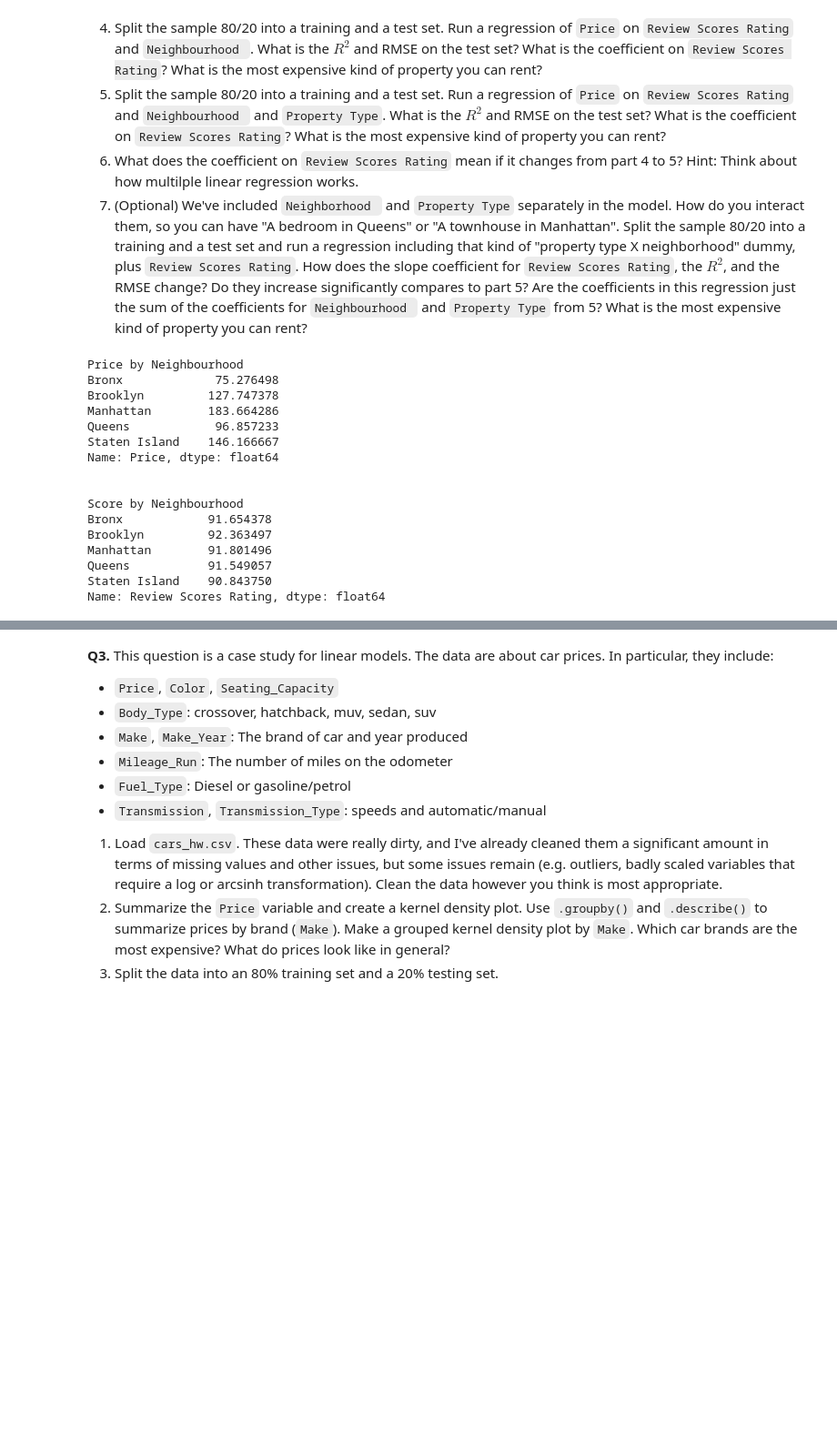
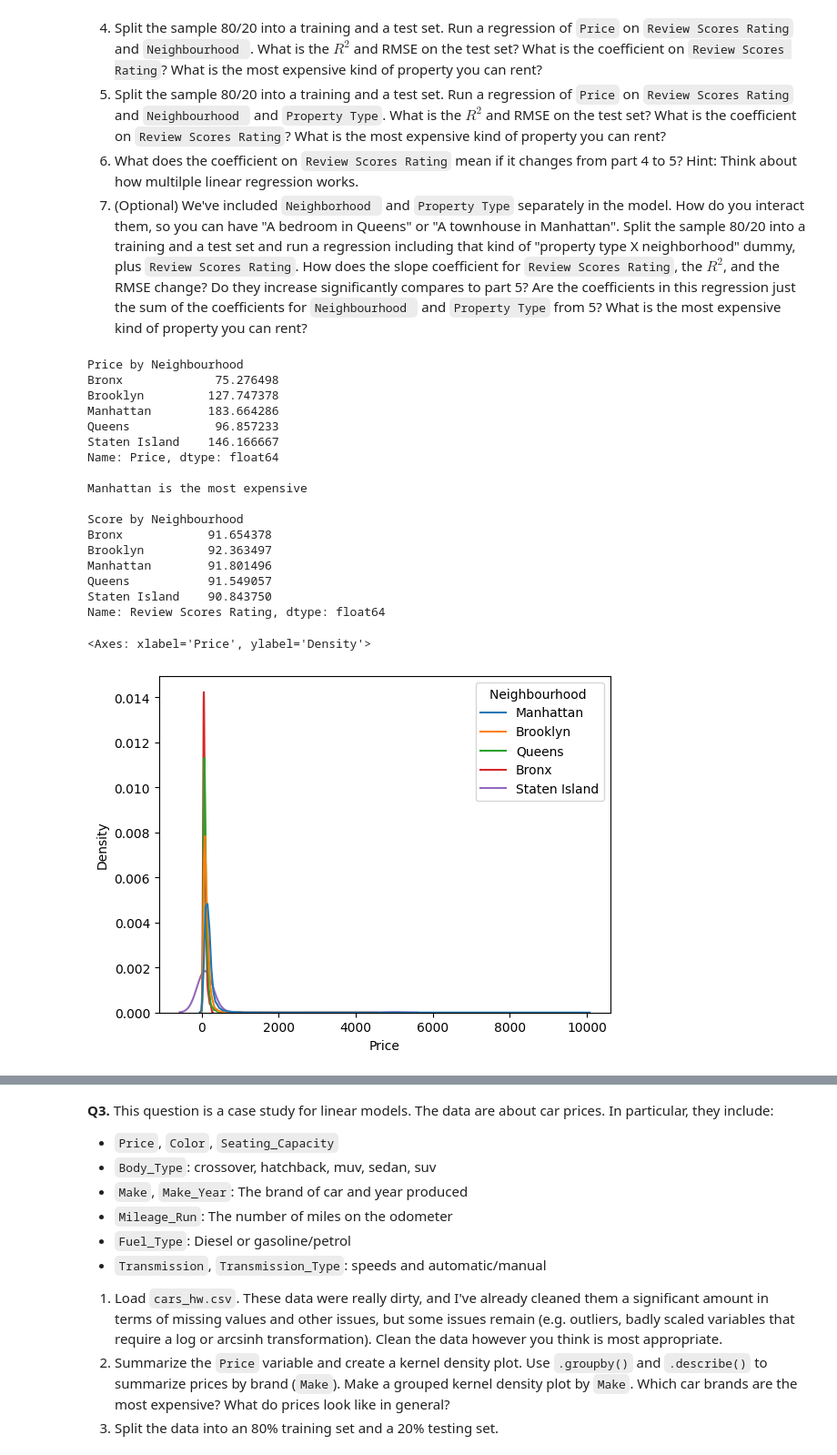
Before and after one commit to btw257-ui/linear_models, a Jupyter notebook: assignment/assignment.ipynb, the cells around one changed output, grey strips where cells are left out. Shown at 91% size. Drawn from its saved outputs; the diff is of its cells as text; code cells hidden in the pictures; blank space fills up the shorter version.

```diff
--- a/assignment/assignment.ipynb
+++ b/assignment/assignment.ipynb
@@ -60,22 +61,26 @@ import pandas as pd
 # %%
 df = pd.read_csv('/content/Q1_clean.csv')
-print(f"Price by {df.groupby('Neighbourhood ')['Price'].mean()}")
-print('\n')
+print(f"Price by {df.groupby('Neighbourhood ')['Price'].mean()}\n")
+print("Manhattan is the most expensive\n")
 print(f"Score by {df.groupby('Neighbourhood ')['Review Scores Rating'].mean()}")
+sns.kdeplot(data=df, x='Price', hue='Neighbourhood ',common_norm=False)
 # %% [output]
 Price by Neighbourhood
 Bronx             75.276498
 Brooklyn         127.747378
 Manhattan        183.664286
 Queens            96.857233
 Staten Island    146.166667
 Name: Price, dtype: float64
 
+Manhattan is the most expensive
 
 Score by Neighbourhood
 Bronx            91.654378
 Brooklyn         92.363497
 Manhattan        91.801496
 Queens           91.549057
 Staten Island    90.843750
 Name: Review Scores Rating, dtype: float64
+<Axes: xlabel='Price', ylabel='Density'>
+[figure, added]
```
Also changed, not shown: parts of 4 cells of this notebook.
